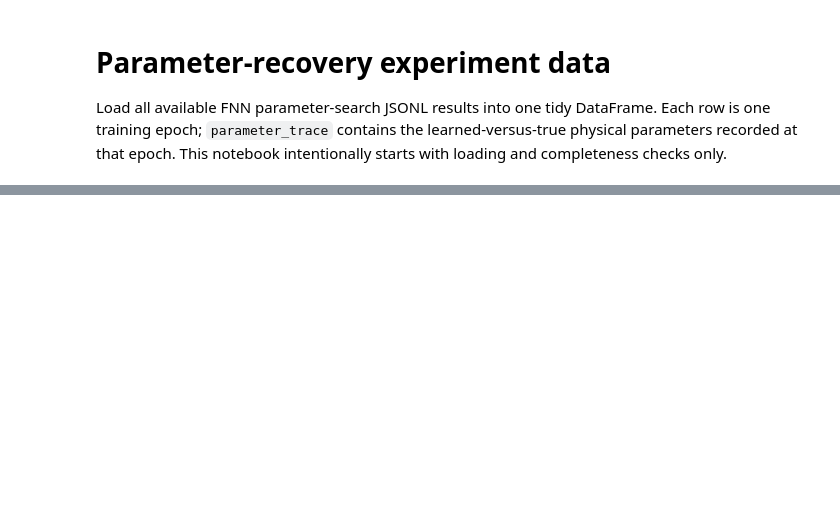
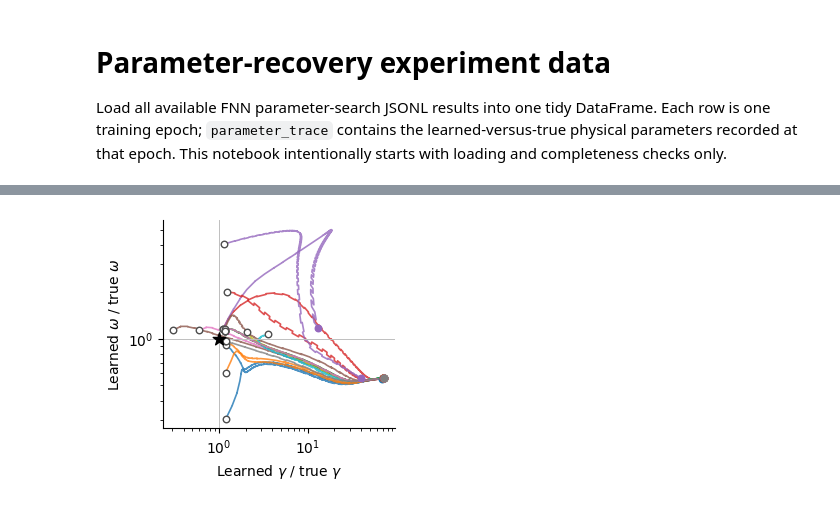
Before and after one commit to tweninger/fnn, a Jupyter notebook: notebooks/4_parameter_search.ipynb, the cells around one changed output, grey strips where cells are left out. Drawn from its saved outputs; the diff is of its cells as text; code cells hidden in the pictures; blank space fills up the shorter version.

```diff
--- a/notebooks/4_parameter_search.ipynb
+++ b/notebooks/4_parameter_search.ipynb
@@ -80,0 +522,77 @@ print('Parameter-trace columns:', trace_columns)
+# %%
+# Example: joint gamma–omega trajectory for wave runs
+# Requires gamma and omega to be recorded in the same training runs.
+
+wave = parameter_df[
+    parameter_df["dynamic"].eq("wave")
+].copy()
+
+wave["gamma_rel"] = (
+    wave["parameter_trace.learned_gamma"]
+    / wave["parameter_trace.true_gamma"]
+)
+
+wave["omega_rel"] = (
+    wave["parameter_trace.learned_omega"]
+    / wave["parameter_trace.true_omega"]
+)
+
+fig, ax = plt.subplots(figsize=(3.0, 2.7))
+
+for (parameter, initial_value), g in wave.groupby(
+    ["parameter", "initial_value"]
+):
+    g = g.sort_values("epoch").dropna(
+        subset=["gamma_rel", "omega_rel"]
+    )
+
+    if g.empty:
+        continue
+
+    ax.plot(
+        g["gamma_rel"],
+        g["omega_rel"],
+        linewidth=1.2,
+        alpha=0.8,
+    )
+
+    ax.scatter(
+        g["gamma_rel"].iloc[0],
+        g["omega_rel"].iloc[0],
+        facecolor="white",
+        edgecolor="0.3",
+        s=22,
+        zorder=3,
+    )
+
+    ax.scatter(
+        g["gamma_rel"].iloc[-1],
+        g["omega_rel"].iloc[-1],
+        s=22,
+        zorder=3,
+    )
+
+ax.scatter(
+    1, 1,
+    marker="*",
+    s=90,
+    color="black",
+    zorder=5,
+    label="True parameters",
+)
+
+ax.axvline(1, color="0.75", linewidth=0.7)
+ax.axhline(1, color="0.75", linewidth=0.7)
+
+ax.set_xscale("log")
+ax.set_yscale("log")
+
+ax.set_xlabel(r"Learned $\gamma$ / true $\gamma$")
+ax.set_ylabel(r"Learned $\omega$ / true $\omega$")
+
+ax.spines["top"].set_visible(False)
+ax.spines["right"].set_visible(False)
+
+plt.show()
+# %% [output]
+[figure, added]
```
Also changed, not shown: parts of 10 cells of this notebook, 7 other files.
